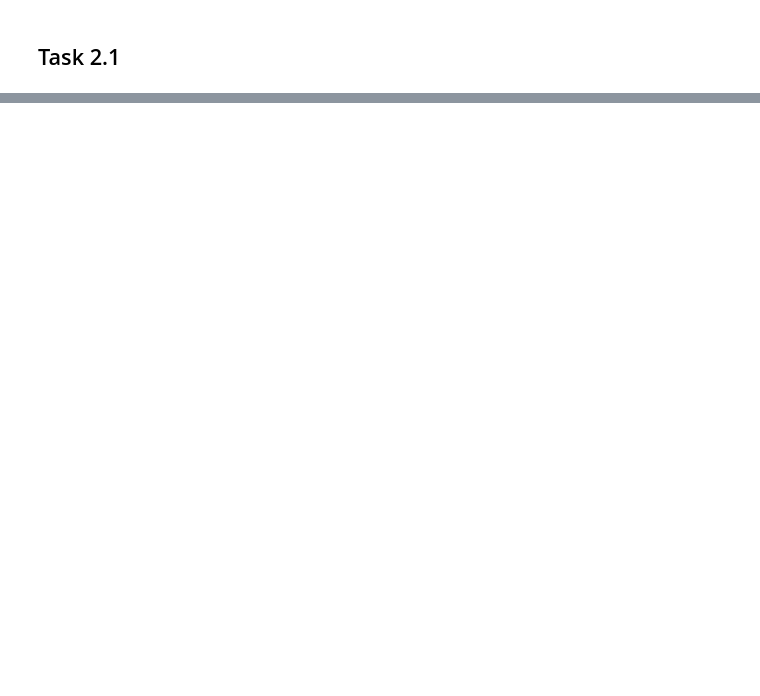
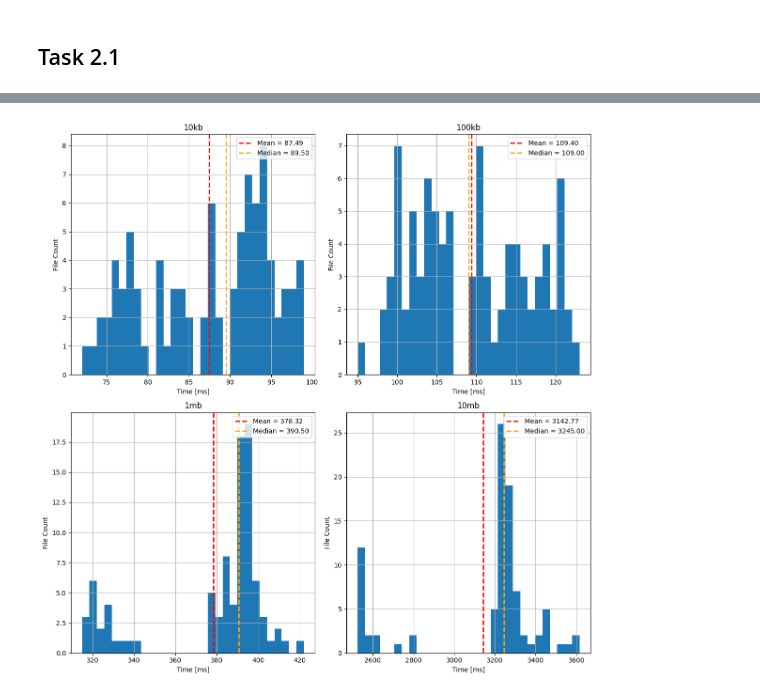
Before and after one commit to dalleman1/distributedstorage_project, a Jupyter notebook: testfolder/plots.ipynb, the cells around one changed output, grey strips where cells are left out. Cells and saved outputs as stored; diff of their text form; code cells hidden in the pictures; blank space fills up the shorter version.

```diff
--- a/testfolder/plots.ipynb
+++ b/testfolder/plots.ipynb
@@ -211,0 +246,5 @@ dfl1t
+# %%
+df_post_1 = pd.DataFrame(load_postman_post('21l1'))
+plot_hist(df_post_1)
+# %% [output]
+[figure, added]
```
Also changed, not shown: parts of 23 cells of this notebook, 21 other files.
